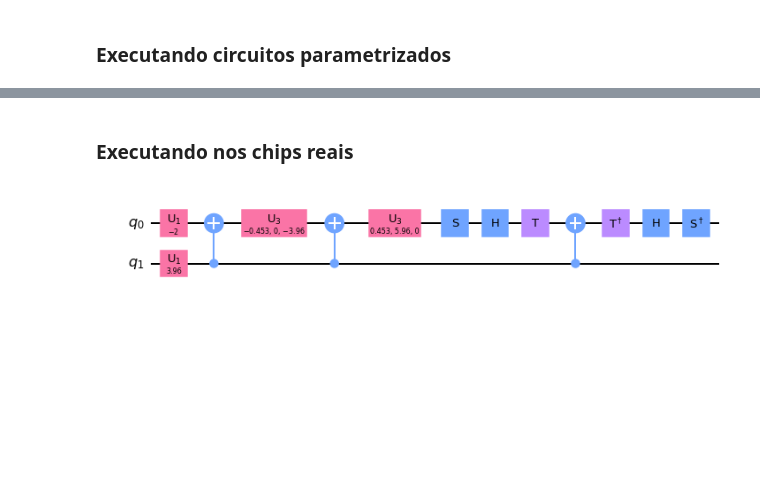
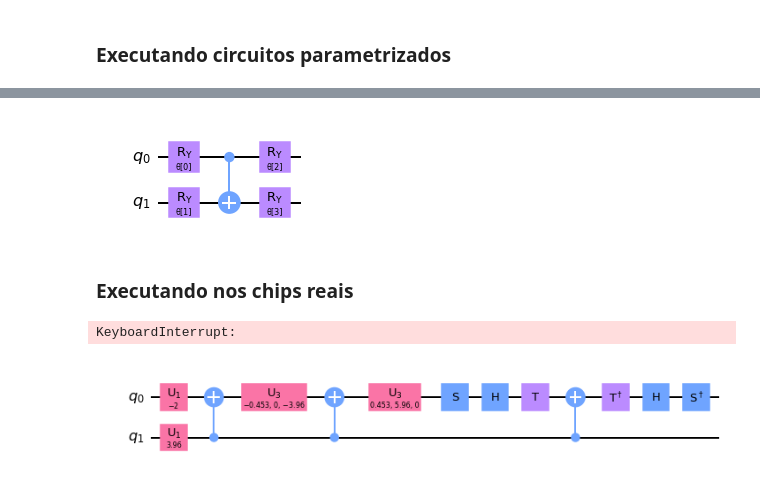
Before and after one commit to abbarreto/qiskit3, a Jupyter notebook: 04_qiskit_runtime.ipynb, the cells around one changed output, grey strips where cells are left out. Drawn from its saved outputs; the diff is of its cells as text; code cells hidden in the pictures; blank space fills up the shorter version.

```diff
--- a/04_qiskit_runtime.ipynb
+++ b/04_qiskit_runtime.ipynb
@@ -154,3 +166,8 @@ print(f" > Metadata: {result.metadata[0]}")
  > Metadata: {}
+# %%
+circuit = RealAmplitudes(num_qubits=2, reps=1).decompose(reps=1)
+display(circuit.draw("mpl"))
+# %% [output]
+[figure, added]
 # %% [markdown]
 ### Executando nos chips reais
@@ -157,2 +197,27 @@ print(f" > Metadata: {result.metadata[0]}")
+# %%
+from qiskit.circuit.random import random_circuit
+from qiskit.quantum_info import SparsePauliOp
+from qiskit_ibm_runtime import QiskitRuntimeService, Session, Estimator, Options
+
+circuit = random_circuit(2, 2, seed=1).decompose(reps=1)
+observable = SparsePauliOp("IY")
+
+options = Options()
+options.optimization_level = 2
+options.resilience_level = 2
+
+service = QiskitRuntimeService()
+with Session(service=service, backend="ibmq_belem") as session:
+    estimator = Estimator(session=session, options=options)
+    job = estimator.run(circuit, observable)
+
+result = job.result()
+
+display(circuit.draw("mpl"))
+print(f" > Observable: {observable.paulis}")
+print(f" > Expectation value: {result.values[0]}")
+print(f" > Metadata: {result.metadata[0]}")
+# %% [output]
+KeyboardInterrupt:
 # %%
 from qiskit_ibm_runtime import Session, Options
```
Also changed, not shown: parts of 12 cells of this notebook.
